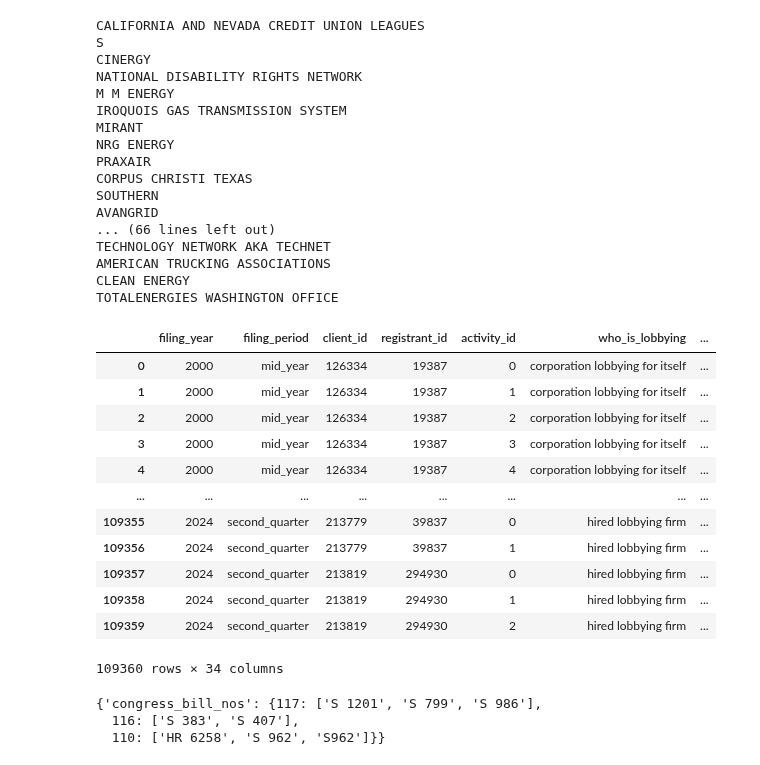
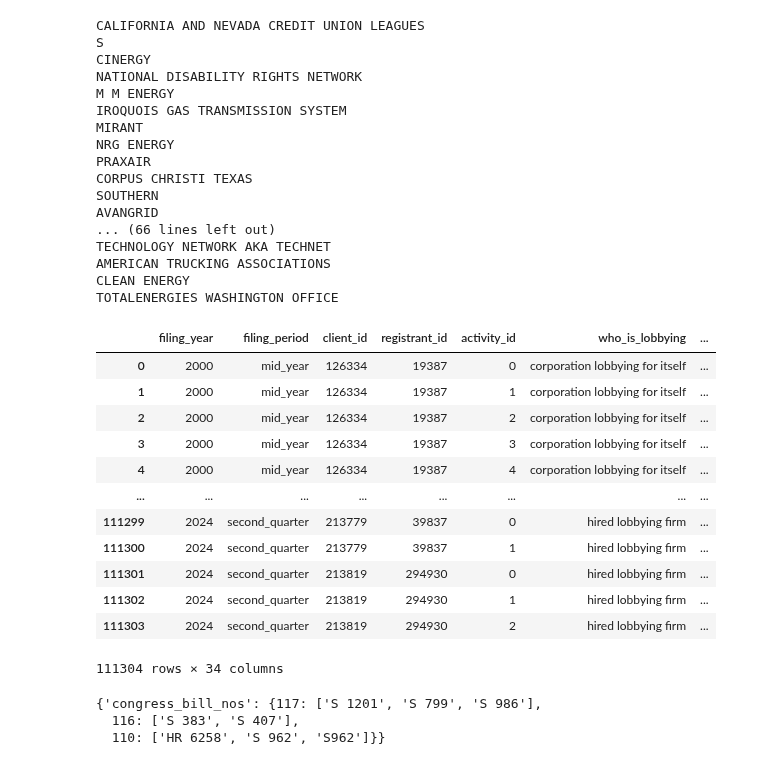
Before and after one commit to lindseygulden/leg-up, a Jupyter notebook: projects/lobbying/analysis.ipynb, the cells around one changed output. Drawn from its saved outputs; the diff is of its cells as text; code cells hidden in the pictures.

```diff
--- a/projects/lobbying/analysis.ipynb
+++ b/projects/lobbying/analysis.ipynb
@@ -65,22 +65,22 @@ CLEAN ENERGY
 TOTALENERGIES WASHINGTON OFFICE
 # %%
 df = pd.read_csv("/Users/lindseygulden/Desktop/ccs_lda/compiled_filings.csv")
-# %%
-for i
-# %% [output]
-|  | filing_year | filing_period | client_id | registrant_id | activity_id | who_is_lobbying | ... |
-| 0 | 2000 | mid_year | 126334 | 19387 | 0 | corporation lobbying for itself | ... |
-| 1 | 2000 | mid_year | 126334 | 19387 | 1 | corporation lobbying for itself | ... |
-| 2 | 2000 | mid_year | 126334 | 19387 | 2 | corporation lobbying for itself | ... |
-| 3 | 2000 | mid_year | 126334 | 19387 | 3 | corporation lobbying for itself | ... |
-| 4 | 2000 | mid_year | 126334 | 19387 | 4 | corporation lobbying for itself | ... |
-| ... | ... | ... | ... | ... | ... | ... | ... |
-| 109355 | 2024 | second_quarter | 213779 | 39837 | 0 | hired lobbying firm | ... |
-| 109356 | 2024 | second_quarter | 213779 | 39837 | 1 | hired lobbying firm | ... |
-| 109357 | 2024 | second_quarter | 213819 | 294930 | 0 | hired lobbying firm | ... |
-| 109358 | 2024 | second_quarter | 213819 | 294930 | 1 | hired lobbying firm | ... |
-| 109359 | 2024 | second_quarter | 213819 | 294930 | 2 | hired lobbying firm | ... |
-109360 rows × 34 columns
+# %%
+df
+# %% [output]
+|  | filing_year | filing_period | client_id | registrant_id | activity_id | who_is_lobbying | ... |
+| 0 | 2000 | mid_year | 126334 | 19387 | 0 | corporation lobbying for itself | ... |
+| 1 | 2000 | mid_year | 126334 | 19387 | 1 | corporation lobbying for itself | ... |
+| 2 | 2000 | mid_year | 126334 | 19387 | 2 | corporation lobbying for itself | ... |
+| 3 | 2000 | mid_year | 126334 | 19387 | 3 | corporation lobbying for itself | ... |
+| 4 | 2000 | mid_year | 126334 | 19387 | 4 | corporation lobbying for itself | ... |
+| ... | ... | ... | ... | ... | ... | ... | ... |
+| 111299 | 2024 | second_quarter | 213779 | 39837 | 0 | hired lobbying firm | ... |
+| 111300 | 2024 | second_quarter | 213779 | 39837 | 1 | hired lobbying firm | ... |
+| 111301 | 2024 | second_quarter | 213819 | 294930 | 0 | hired lobbying firm | ... |
+| 111302 | 2024 | second_quarter | 213819 | 294930 | 1 | hired lobbying firm | ... |
+| 111303 | 2024 | second_quarter | 213819 | 294930 | 2 | hired lobbying firm | ... |
+111304 rows × 34 columns
 # %%
 df['ccs_by_number_only']=[1 if terms_present(d, bills[which_congress]) else 0 for d,which_congress in zip(df.clean_description,df.which_congress)]
 # %% [output]
```
Also changed, not shown: 3 other files.
